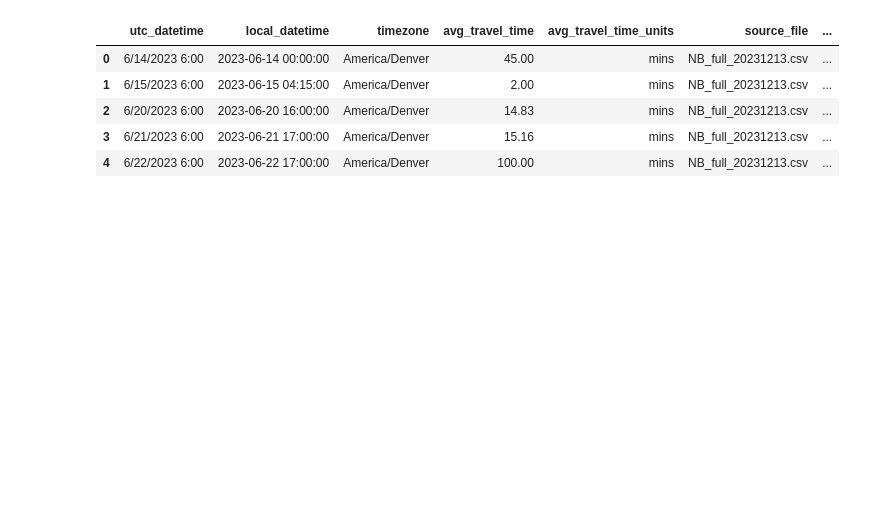
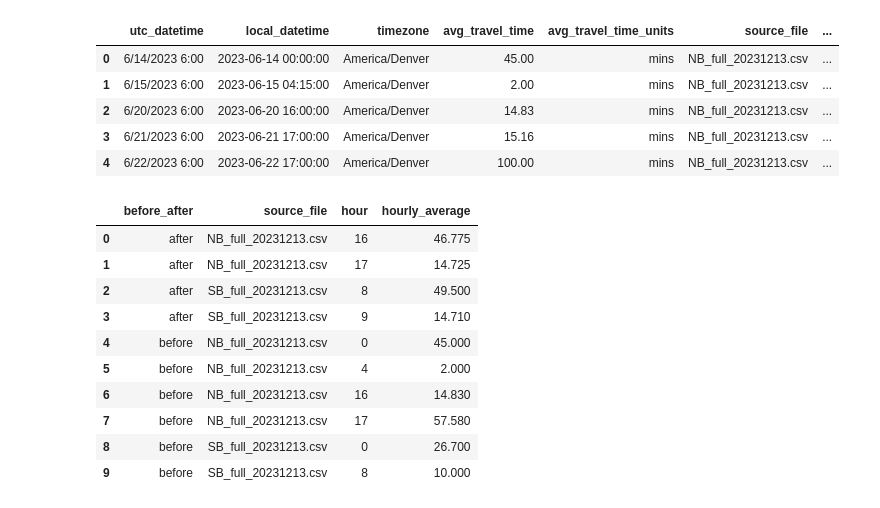
Before and after one commit to natelant/Avenue-Tools, a Jupyter notebook: TravelTimeTool/sandbox-travel_times.ipynb, the cells around one changed output. Saved outputs shown, nothing was run; the diff lists cells and outputs as text; code cells hidden in the pictures; blank space fills up the shorter version.

```diff
--- a/TravelTimeTool/sandbox-travel_times.ipynb
+++ b/TravelTimeTool/sandbox-travel_times.ipynb
@@ -82,3 +71,20 @@ combined_data.head()
 | 2 | 6/20/2023 6:00 | 2023-06-20 16:00:00 | America/Denver | 14.83 | mins | NB_full_20231213.csv | ... |
 | 3 | 6/21/2023 6:00 | 2023-06-21 17:00:00 | America/Denver | 15.16 | mins | NB_full_20231213.csv | ... |
 | 4 | 6/22/2023 6:00 | 2023-06-22 17:00:00 | America/Denver | 100.00 | mins | NB_full_20231213.csv | ... |
+# %%
+# Calculate the hourly average travel time for each hour of the day on each route (source_file)
+#hourly_avg_travel_time = combined_data.groupby(['source_file', 'hour'])['avg_travel_time'].mean().rename('hourly_average')
+hourly_avg_travel_time = combined_data.groupby(['before_after', 'source_file', 'hour'])['avg_travel_time'].mean().reset_index().rename(columns={'avg_travel_time': 'hourly_average'})
+hourly_avg_travel_time.head(10)
+# %% [output]
+|  | before_after | source_file | hour | hourly_average |
+| 0 | after | NB_full_20231213.csv | 16 | 46.775 |
+| 1 | after | NB_full_20231213.csv | 17 | 14.725 |
+| 2 | after | SB_full_20231213.csv | 8 | 49.500 |
+| 3 | after | SB_full_20231213.csv | 9 | 14.710 |
+| 4 | before | NB_full_20231213.csv | 0 | 45.000 |
+| 5 | before | NB_full_20231213.csv | 4 | 2.000 |
+| 6 | before | NB_full_20231213.csv | 16 | 14.830 |
+| 7 | before | NB_full_20231213.csv | 17 | 57.580 |
+| 8 | before | SB_full_20231213.csv | 0 | 26.700 |
+| 9 | before | SB_full_20231213.csv | 8 | 10.000 |
```
Also changed, not shown: parts of 9 cells of this notebook, 1 other file.
